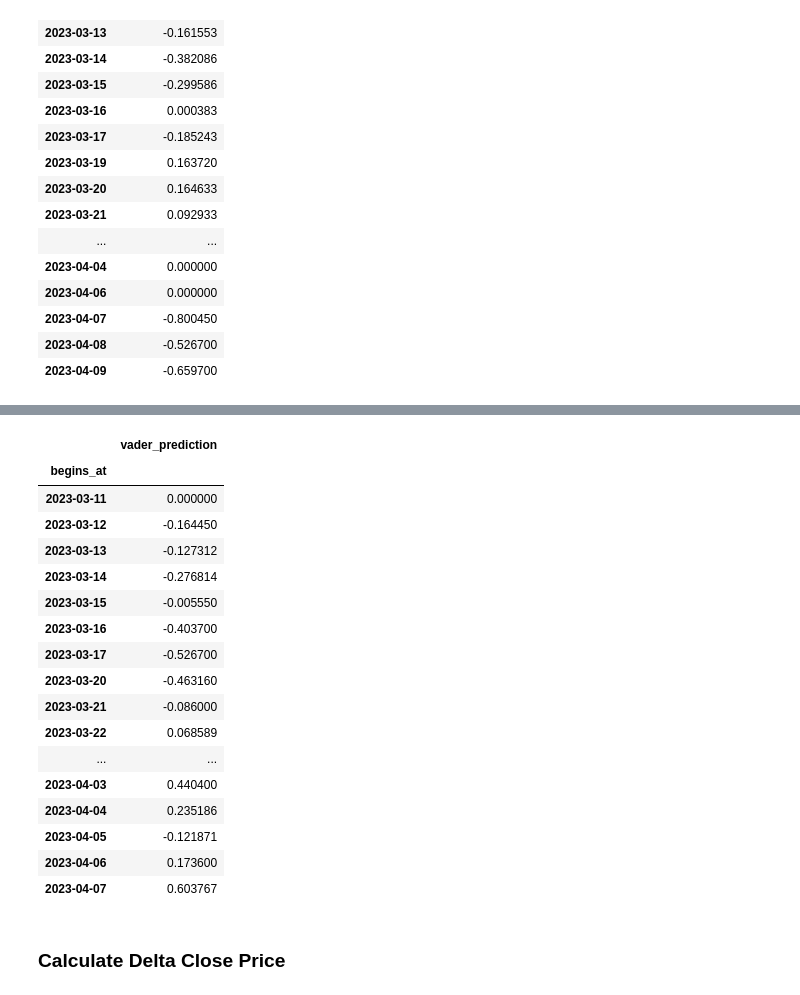
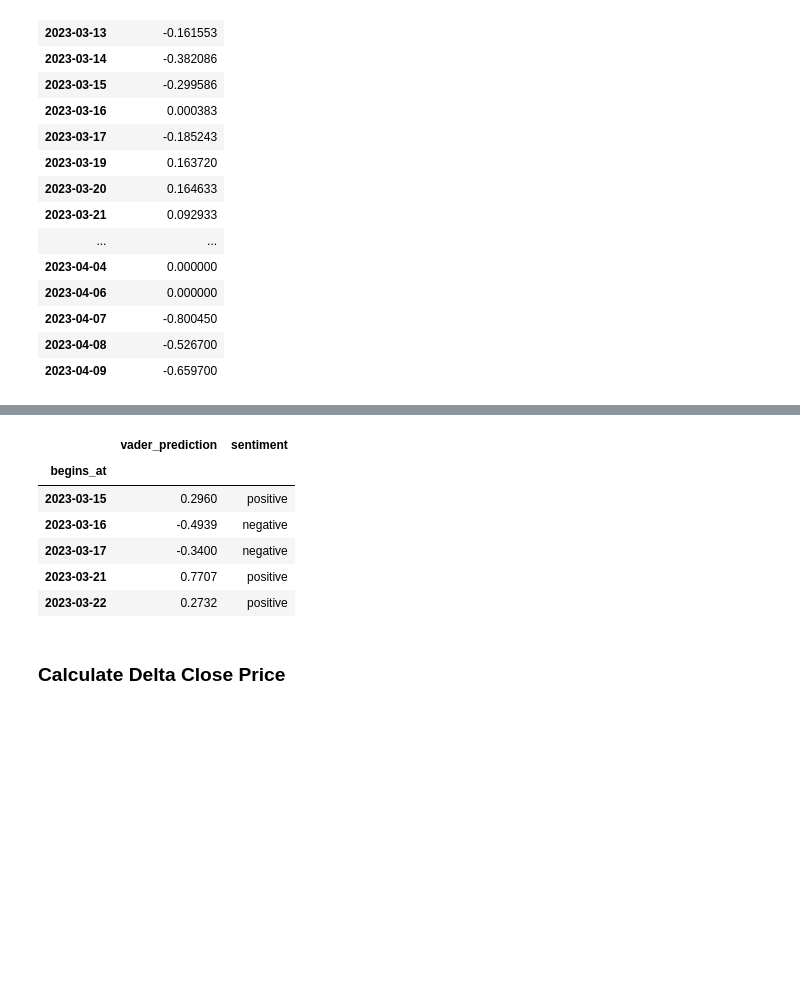
Before and after one commit to zarbin/UTA_Project-4, a Jupyter notebook: sandbox/JennS/sentiment_analysis_auto.ipynb, the cells around one changed output, grey strips where cells are left out. Saved outputs shown, nothing was run; the diff lists cells and outputs as text; code cells hidden in the pictures; blank space fills up the shorter version.

```diff
--- a/sandbox/JennS/sentiment_analysis_auto.ipynb
+++ b/sandbox/JennS/sentiment_analysis_auto.ipynb
@@ -98,2 +111,3 @@ banking_df = pd.read_csv("News_Snapshots/banking_snapshot_410.csv")
 # %%
-banking_df.rename(columns={"summary": "articles", "date":"begins_at"}, inplace=True)
+doge_after_SVB_df = pd.read_csv("Resources_crypto_articles/doge_snapshot_after_SVB.csv", index_col=[0])
+doge_after_SVB_df.rename(columns={"summary": "articles", "date":"begins_at"}, inplace=True)
@@ -313,29 +358,20 @@ banking_snap_vader["sentiment"] = banking_snap_vader["vader_prediction"].apply(l
-# %%
-# Apply vader function to crypto snap shot
-crypto_snap_vader = apply_vader(crypto_snap_df)
-crypto_snap_vader
-# %% [output]
-|  | vader_prediction |
-| begins_at |  |
-| 2023-03-11 | 0.000000 |
-| 2023-03-12 | -0.164450 |
-| 2023-03-13 | -0.127312 |
-| 2023-03-14 | -0.276814 |
-| 2023-03-15 | -0.005550 |
-| 2023-03-16 | -0.403700 |
-| 2023-03-17 | -0.526700 |
-| 2023-03-20 | -0.463160 |
-| 2023-03-21 | -0.086000 |
-| 2023-03-22 | 0.068589 |
-| ... | ... |
-| 2023-04-03 | 0.440400 |
-| 2023-04-04 | 0.235186 |
-| 2023-04-05 | -0.121871 |
-| 2023-04-06 | 0.173600 |
-| 2023-04-07 | 0.603767 |
 # %%
+# doge after SVB
+
+# Apply vader function to banking_df
+doge_after_SVB_vader = apply_vader(doge_after_SVB_df)
+
 # Apply format function to get polarity
-crypto_snap_vader["sentiment"] = crypto_snap_vader["vader_prediction"].apply(lambda x: format_output(x))
+doge_after_SVB_vader["sentiment"] = doge_after_SVB_vader["vader_prediction"].apply(lambda x: format_output(x))
+doge_after_SVB_vader.head(5)
+# %% [output]
+|  | vader_prediction | sentiment |
+| begins_at |  |  |
+| 2023-03-15 | 0.2960 | positive |
+| 2023-03-16 | -0.4939 | negative |
+| 2023-03-17 | -0.3400 | negative |
+| 2023-03-21 | 0.7707 | positive |
+| 2023-03-22 | 0.2732 | positive |
 # %% [markdown]
 ### Calculate Delta Close Price
 # %%
```
Also changed, not shown: parts of 18 cells of this notebook.
